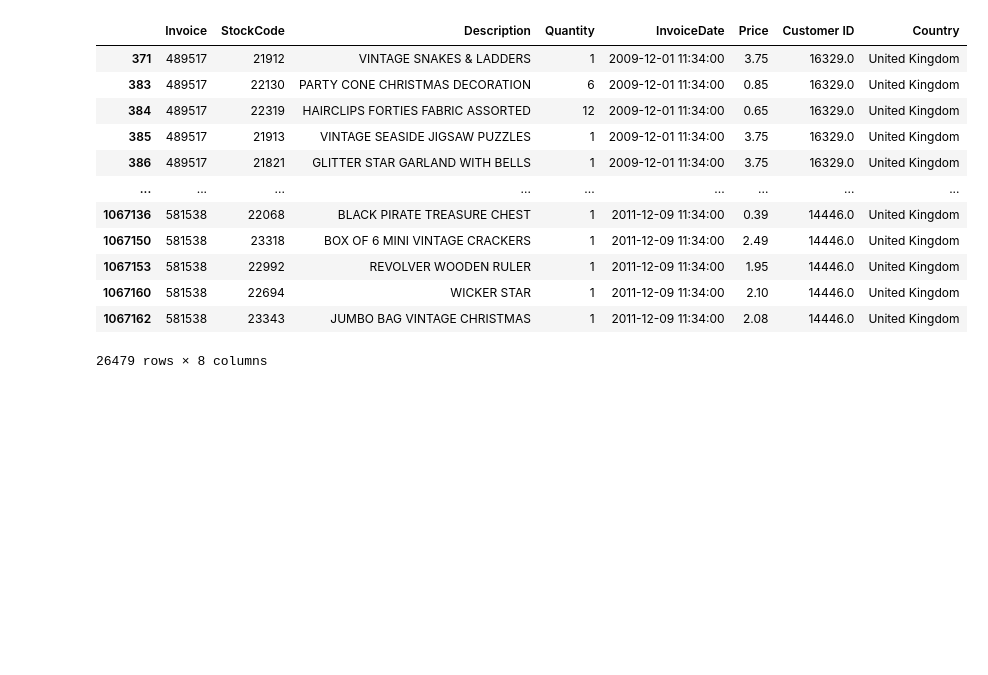
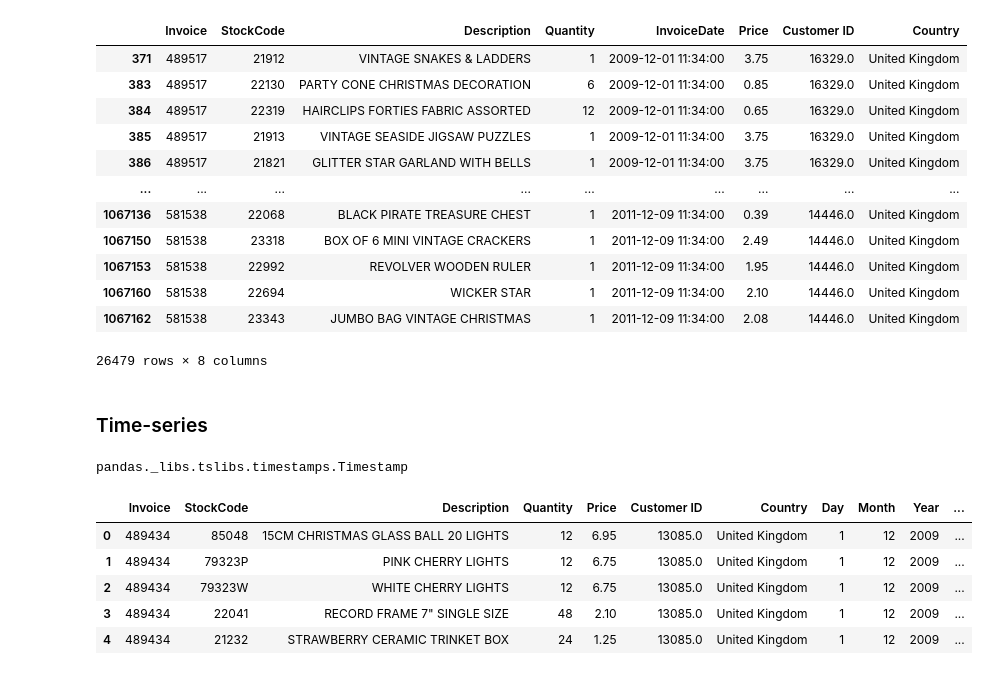
Before and after one commit to raydiwill/demands-forecasting, a Jupyter notebook: model.ipynb, the cells around one changed output. Saved outputs shown, nothing was run; the diff lists cells and outputs as text; code cells hidden in the pictures; blank space fills up the shorter version.

Commit message:
Converted date column

```diff
--- a/model.ipynb
+++ b/model.ipynb
@@ -129,3 +129,25 @@ df[df.duplicated()]
 | 1067160 | 581538 | 22694 | WICKER STAR | 1 | 2011-12-09 11:34:00 | 2.10 | 14446.0 | United Kingdom |
 | 1067162 | 581538 | 23343 | JUMBO BAG VINTAGE CHRISTMAS | 1 | 2011-12-09 11:34:00 | 2.08 | 14446.0 | United Kingdom |
 26479 rows × 8 columns
+# %% [markdown]
+### Time-series
+# %%
+df['InvoiceDate'] = pd.to_datetime(df['InvoiceDate'])
+type(df['InvoiceDate'][0])
+# %% [output]
+pandas._libs.tslibs.timestamps.Timestamp
+# %%
+df['Day'] = df['InvoiceDate'].dt.day
+df['Month'] = df['InvoiceDate'].dt.month
+df['Year'] = df['InvoiceDate'].dt.year
+df['Hour'] = df['InvoiceDate'].dt.hour
+df.drop('InvoiceDate', axis=1, inplace=True)
+
+df.head()
+# %% [output]
+|  | Invoice | StockCode | Description | Quantity | Price | Customer ID | Country | Day | Month | Year | ... |
+| 0 | 489434 | 85048 | 15CM CHRISTMAS GLASS BALL 20 LIGHTS | 12 | 6.95 | 13085.0 | United Kingdom | 1 | 12 | 2009 | ... |
+| 1 | 489434 | 79323P | PINK CHERRY LIGHTS | 12 | 6.75 | 13085.0 | United Kingdom | 1 | 12 | 2009 | ... |
+| 2 | 489434 | 79323W | WHITE CHERRY LIGHTS | 12 | 6.75 | 13085.0 | United Kingdom | 1 | 12 | 2009 | ... |
+| 3 | 489434 | 22041 | RECORD FRAME 7" SINGLE SIZE | 48 | 2.10 | 13085.0 | United Kingdom | 1 | 12 | 2009 | ... |
+| 4 | 489434 | 21232 | STRAWBERRY CERAMIC TRINKET BOX | 24 | 1.25 | 13085.0 | United Kingdom | 1 | 12 | 2009 | ... |
```
